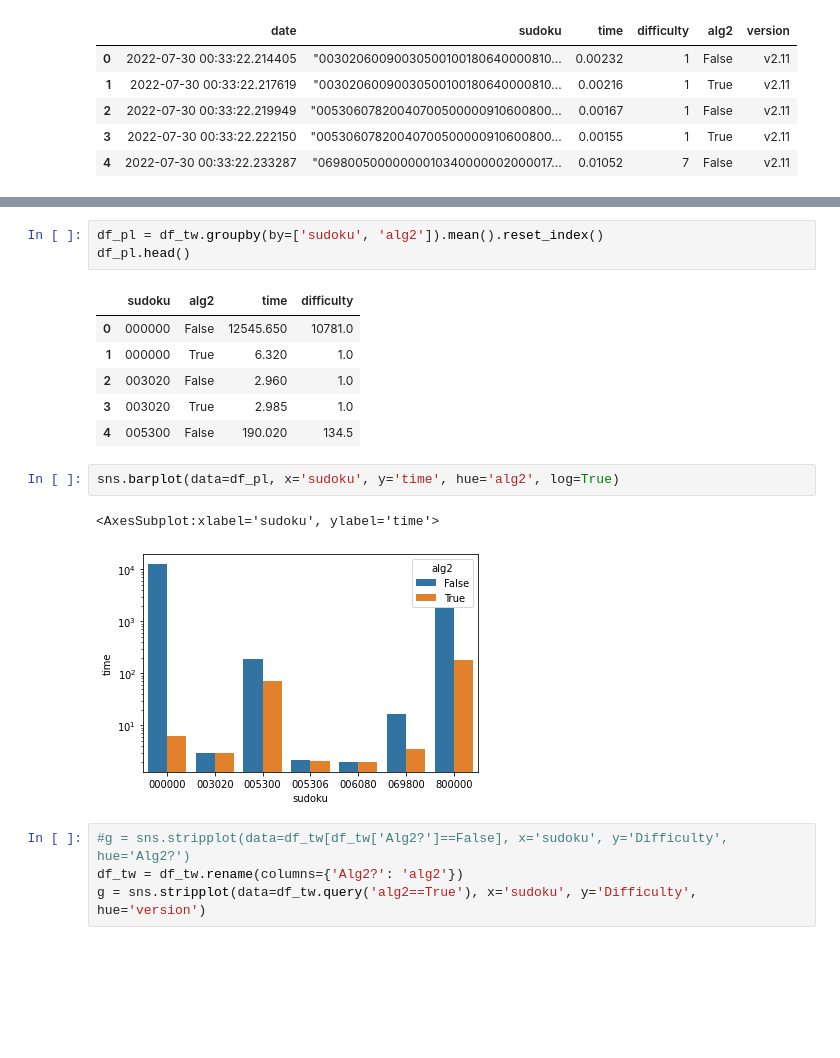
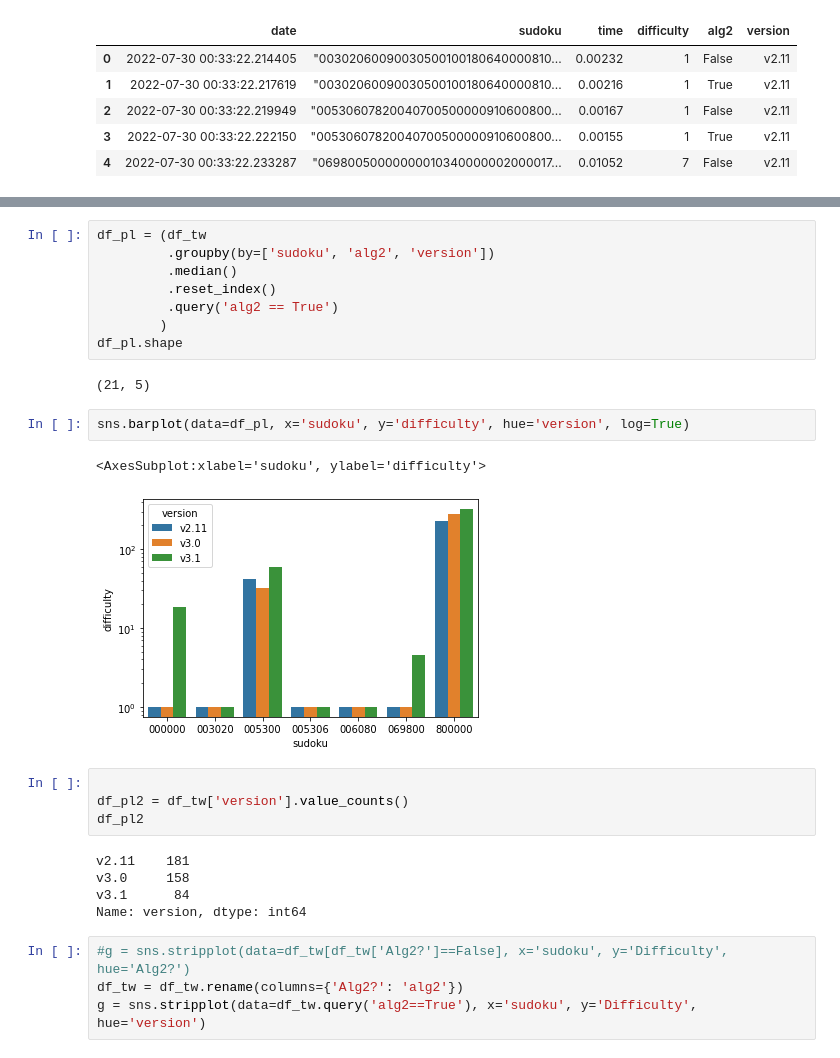
Before and after one commit to nibuman/sudoku_solver, a Jupyter notebook: Visualise_Sudoku_Scores.ipynb, the cells around one changed output, grey strips where cells are left out. Drawn from its saved outputs; the diff is of its cells as text; blank space fills up the shorter version.

```diff
--- a/Visualise_Sudoku_Scores.ipynb
+++ b/Visualise_Sudoku_Scores.ipynb
@@ -33,18 +44,27 @@ df_tw.head()
 # %%
-df_pl = df_tw.groupby(by=['sudoku', 'alg2']).mean().reset_index()
-df_pl.head()
+df_pl = (df_tw
+         .groupby(by=['sudoku', 'alg2', 'version'])
+         .median()
+         .reset_index()
+         .query('alg2 == True')
+        )
+df_pl.shape
 # %% [output]
-|  | sudoku | alg2 | time | difficulty |
-| 0 | 000000 | False | 12545.650 | 10781.0 |
-| 1 | 000000 | True | 6.320 | 1.0 |
-| 2 | 003020 | False | 2.960 | 1.0 |
-| 3 | 003020 | True | 2.985 | 1.0 |
-| 4 | 005300 | False | 190.020 | 134.5 |
+(21, 5)
 # %%
-sns.barplot(data=df_pl, x='sudoku', y='time', hue='alg2', log=True)
+sns.barplot(data=df_pl, x='sudoku', y='difficulty', hue='version', log=True)
 # %% [output]
-<AxesSubplot:xlabel='sudoku', ylabel='time'>
+<AxesSubplot:xlabel='sudoku', ylabel='difficulty'>
-[figure, old version]
+[figure, new version]
+# %%
+
+df_pl2 = df_tw['version'].value_counts()
+df_pl2
+# %% [output]
+v2.11    181
+v3.0     158
+v3.1      84
+Name: version, dtype: int64
 # %%
 #g = sns.stripplot(data=df_tw[df_tw['Alg2?']==False], x='sudoku', y='Difficulty', hue='Alg2?')
 df_tw = df_tw.rename(columns={'Alg2?': 'alg2'})
```
Also changed, not shown: parts of 1 cell of this notebook, 1 other file.
